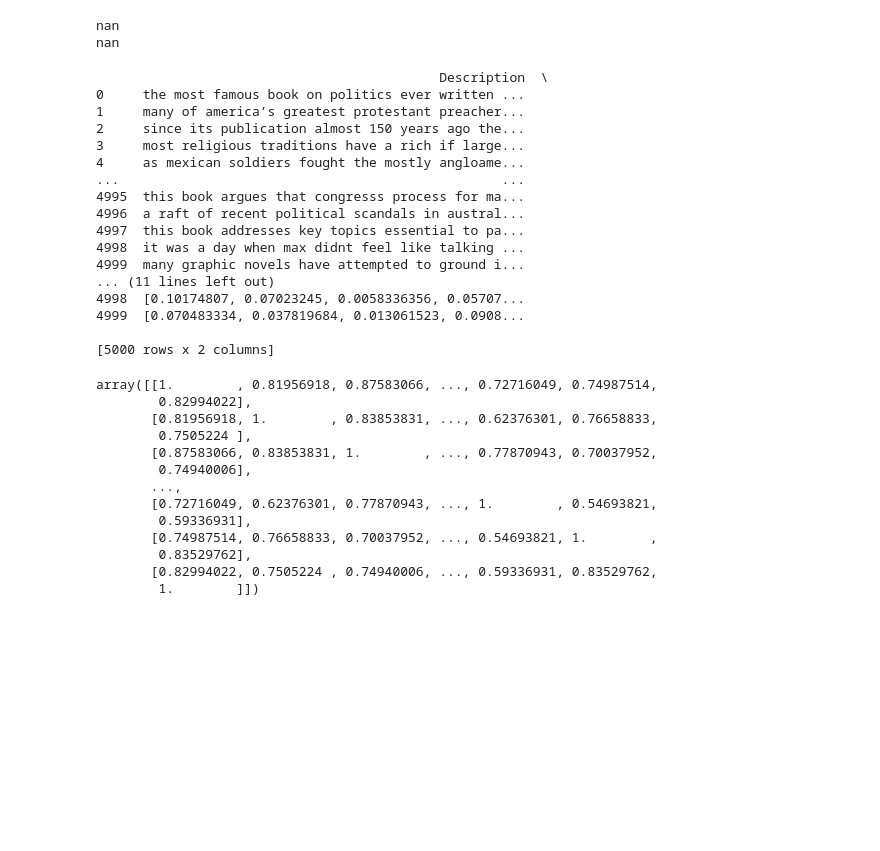
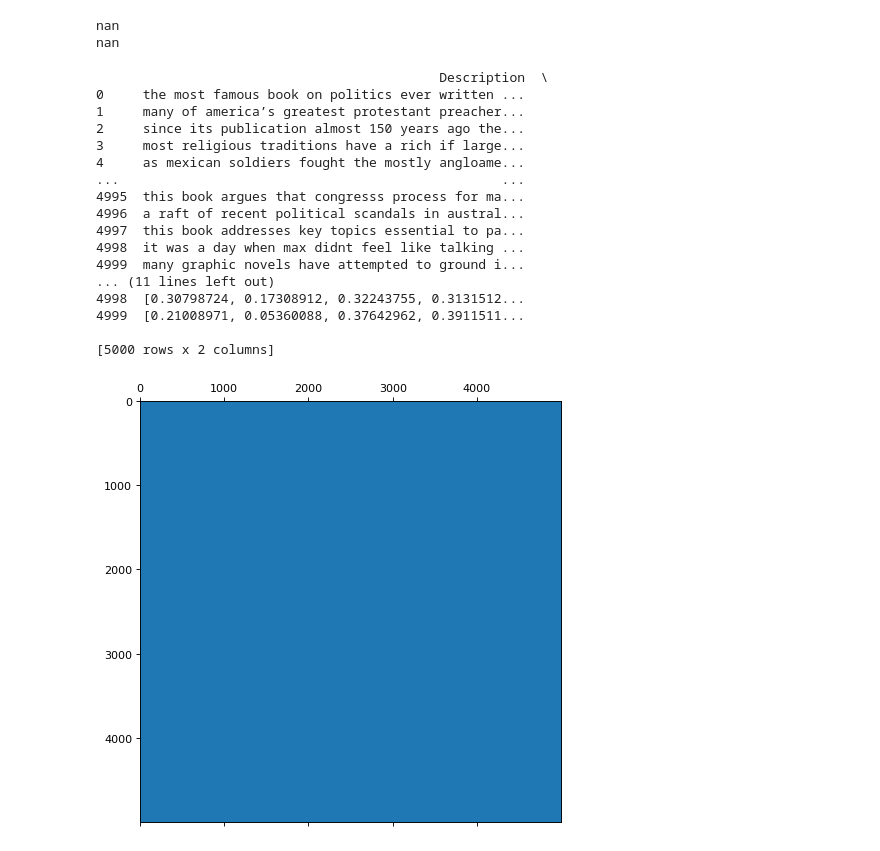
Before and after one commit to maybefree/nlp_book, a Jupyter notebook: sim_word2vec.ipynb, the cells around one changed output. Cells and saved outputs as stored; diff of their text form; code cells hidden in the pictures; blank space fills up the shorter version.

```diff
--- a/sim_word2vec.ipynb
+++ b/sim_word2vec.ipynb
@@ -55,31 +55,38 @@ from gensim.utils import simple_preprocess
 from gensim.models import KeyedVectors
 import numpy as np
 
-# 加载预训练的 Google News Word2Vec 模型
 pretrained_model = KeyedVectors.load_word2vec_format('GoogleNews-vectors-negative300.bin', binary=True)
+# Convert corpus2 to list of lists of words
+# sentences = [simple_preprocess(text) for text in corpus2 if isinstance(text, str)]
 
-# 替换自定义模型为预训练模型
+# Initialize model with pretrained vectors
+model = Word2Vec(vector_size=300, min_count=1)
+model.build_vocab(corpus2)
+model.wv.vectors_lockf = np.ones(len(model.wv))
+model.wv.vectors = pretrained_model.vectors
+
+# Fine-tune on corpus2
+model.train(corpus2, total_examples=len(corpus2), epochs=5)
+
+# Use the fine-tuned vectors
+pretrained_model = model.wvmodel = pretrained_model
 model = pretrained_model
 
-# 函数将描述转换为嵌入
 def description_to_embedding(description):
     if description is np.nan:
-        return np.zeros(model.vector_size)  # 返回全零向量
+        return np.zeros(model.vector_size)
     words = simple_preprocess(description)
-    # 过滤掉不在词汇表中的词
     word_vectors = [model[word] for word in words if word in model]
 
-    if not word_vectors:  # 如果没有有效的词
-        return np.zeros(model.vector_size)  # 返回全零向量
+    if not word_vectors:
+        return np.zeros(model.vector_size)
 
-    # 计算嵌入的平均值
+
     embedding = np.mean(word_vectors, axis=0)
     return embedding
 
-# 将 DataFrame 中的每个描述转换为嵌入
 book_data2['Description_Embedding'] = book_data2['Description'].apply(description_to_embedding)
 
-# 显示结果
 print(book_data2[['Description', 'Description_Embedding']])
 # %% [output]
                                             Description  \
@@ -95,25 +102,18 @@ print(book_data2[['Description', 'Description_Embedding']])
 4998  it was a day when max didnt feel like talking ...
 4999  many graphic novels have attempted to ground i...
 ... (11 lines left out)
-4998  [0.10174807, 0.07023245, 0.0058336356, 0.05707...
-4999  [0.070483334, 0.037819684, 0.013061523, 0.0908...
+4998  [0.30798724, 0.17308912, 0.32243755, 0.3131512...
+4999  [0.21008971, 0.05360088, 0.37642962, 0.3911511...
 
 [5000 rows x 2 columns]
 # %%
 book_tfidf_w2v_matrix = np.array(book_data2['Description_Embedding'].tolist())
 book_cosine_sim_w2v = cosine_similarity(book_tfidf_w2v_matrix, book_tfidf_w2v_matrix)
 book_cosine_sim_w2v
+# Vidualize similarity between books
+plt.figure(figsize=(6, 6), dpi=80)
+plt.spy(book_cosine_sim_w2v, precision = 0.1, markersize = 0.01)
+plt.tight_layout()
+plt.show()
 # %% [output]
-array([[1.        , 0.81956918, 0.87583066, ..., 0.72716049, 0.74987514,
-        0.82994022],
-       [0.81956918, 1.        , 0.83853831, ..., 0.62376301, 0.76658833,
-        0.7505224 ],
-       [0.87583066, 0.83853831, 1.        , ..., 0.77870943, 0.70037952,
-        0.74940006],
-       ...,
-       [0.72716049, 0.62376301, 0.77870943, ..., 1.        , 0.54693821,
-        0.59336931],
-       [0.74987514, 0.76658833, 0.70037952, ..., 0.54693821, 1.        ,
-        0.83529762],
-       [0.82994022, 0.7505224 , 0.74940006, ..., 0.59336931, 0.83529762,
-        1.        ]])
+[figure, added]
```
Also changed, not shown: parts of 4 cells of this notebook.
